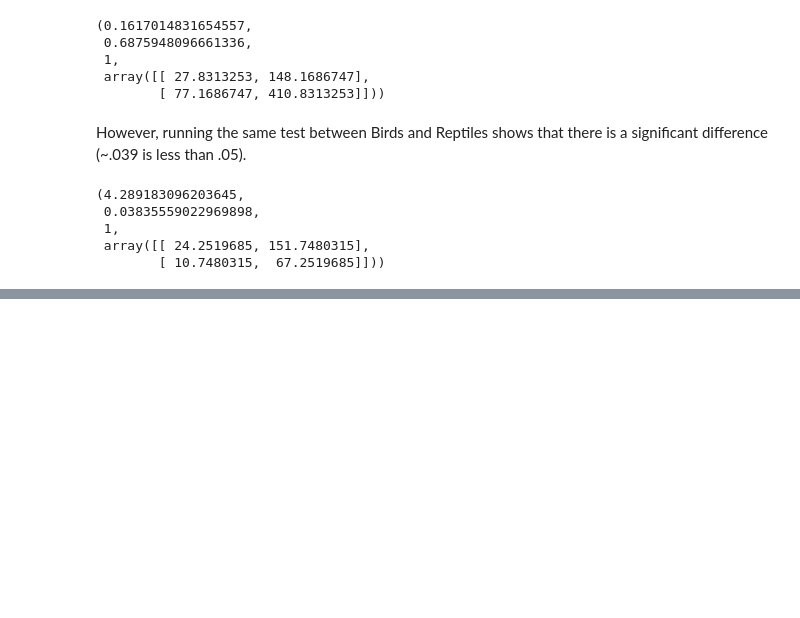
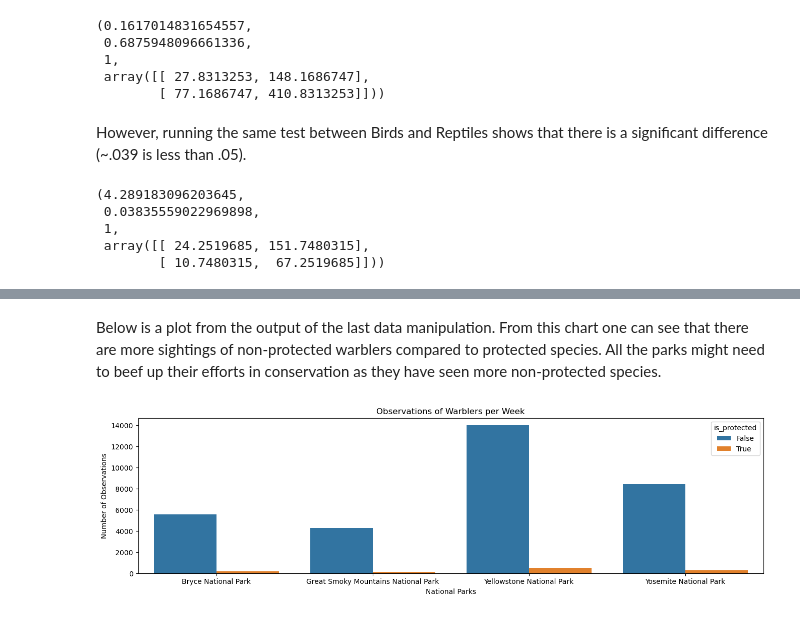
Before and after one commit to mustafasiddiqui/endangered-species-observations, a Jupyter notebook: biodiversity.ipynb, the cells around one changed output, grey strips where cells are left out. Saved outputs shown, nothing was run; the diff lists cells and outputs as text; code cells hidden in the pictures; blank space fills up the shorter version.

Commit message:
Checking species of warblers in the parks

```diff
--- a/biodiversity.ipynb
+++ b/biodiversity.ipynb
@@ -251,0 +330,4 @@ chi2_contingency(contingency2)
+# %%
+species_data['is_warbler'] = species_data.common_names.str.contains(r"\bWarbler\b", regex = True)
+
+species_data.head(10)
@@ -251,0 +370,3 @@ chi2_contingency(contingency2)
+# %%
+warbler_observations = observation_data.merge(species_data[species_data.is_warbler])
+warbler_observations
@@ -251,0 +401,3 @@ chi2_contingency(contingency2)
+# %%
+obs_by_park = warbler_observations.groupby(['park_name', 'is_protected']).observations.sum().reset_index()
+obs_by_park
@@ -251,0 +414,11 @@ chi2_contingency(contingency2)
+# %% [markdown]
+Below is a plot from the output of the last data manipulation. From this chart one can see that there are more sightings of non-protected warblers compared to protected species. All the parks might need to beef up their efforts in conservation as they have seen more non-protected species.
+# %%
+plt.figure(figsize=(16, 4))
+sns.barplot(x=obs_by_park.park_name, y= obs_by_park.observations, hue=obs_by_park.is_protected)
+plt.xlabel('National Parks')
+plt.ylabel('Number of Observations')
+plt.title('Observations of Warblers per Week')
+plt.show()
+# %% [output]
+[figure, added]
```
Also changed, not shown: parts of 21 cells of this notebook.
